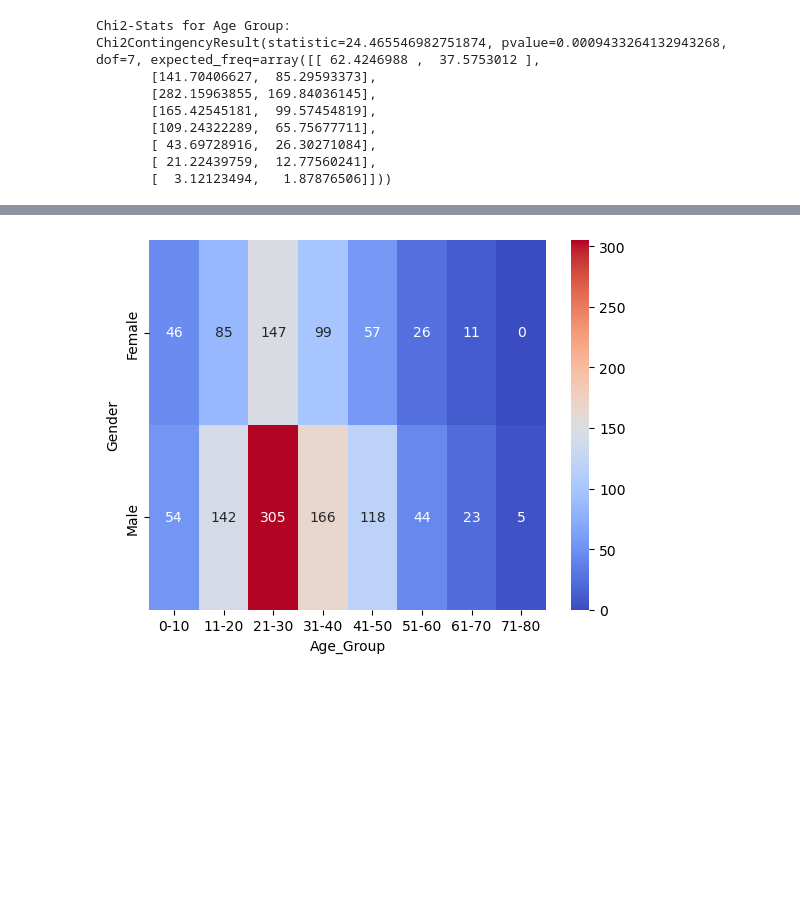
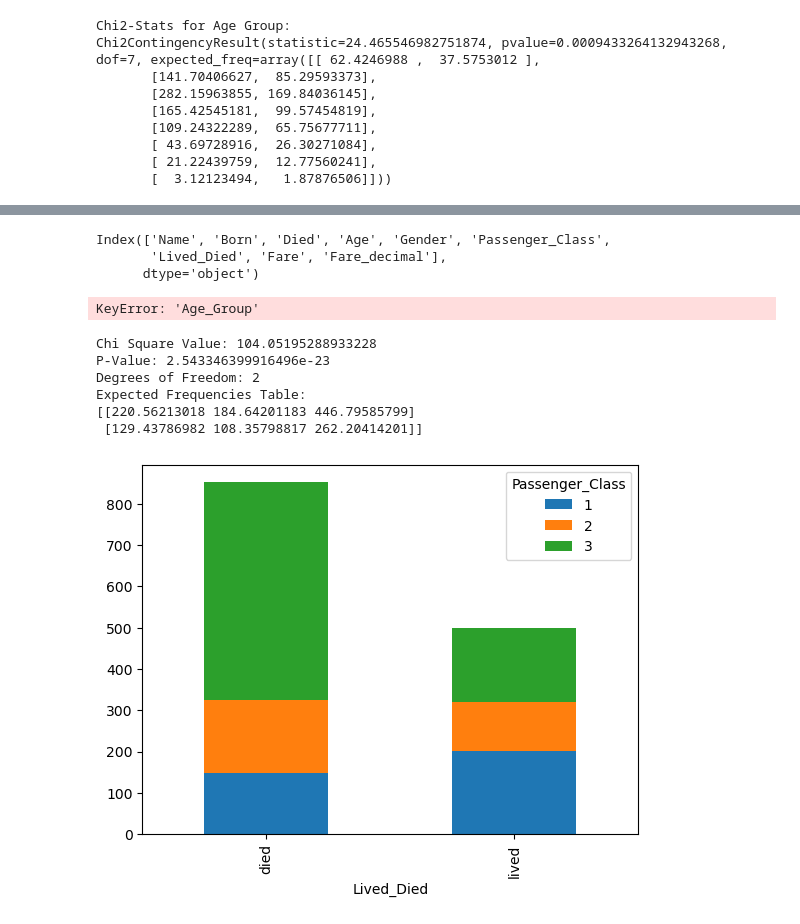
Before and after one commit to CS4580/my-notes-kadevirgil, a Jupyter notebook: module6/titanic_passenger.ipynb, the cells around one changed output, grey strips where cells are left out. Saved outputs shown, nothing was run; the diff lists cells and outputs as text; code cells hidden in the pictures; blank space fills up the shorter version.

```diff
--- a/module6/titanic_passenger.ipynb
+++ b/module6/titanic_passenger.ipynb
@@ -113,14 +111,66 @@ contingency_table.plot(kind='bar', stacked=True)
-# %%
-# Show the heatmap of age_group and lived_died
-
-# Create the contingency table
-contingency_table = pd.crosstab(passenger_df['Gender'], passenger_df['Age_Group'] )
-
-# Plot the heatmap
-import seaborn as sns
-
-sns.heatmap(contingency_table, annot=True, fmt='d', cmap='coolwarm')
-
-plt.show()
-# %% [output]
-[figure, removed]
+# %%
+# Show the heatmap of age_group and lived_died
+import seaborn as sns
+import pandas as pd
+import matplotlib.pyplot as plt
+from sklearn import preprocessing
+%matplotlib inline
+
+passenger_df = pd.read_csv('../data/titanic_passengers.csv')
+passenger_df.columns
+# %% [output]
+Index(['Name', 'Born', 'Died', 'Age', 'Gender', 'Passenger_Class',
+       'Lived_Died', 'Fare', 'Fare_decimal'],
+      dtype='object')
+# %%
+# Drop columns that are not needed
+passenger_df = passenger_df.drop(['Name', 'Born', 'Died', 'Fare', 'Fare_decimal', 'Passenger_Class'], axis=1)
+passenger_df.dropna(inplace=True) # Drop null values
+# Encode the categorical variables
+le = preprocessing.LabelEncoder()
+passenger_df['Lived_Died_int'] = le.fit_transform(passenger_df['Lived_Died'])
+
+# Create a heatmap
+# Use a pivot table to create a matrix of the data
+pivot_table = pd.pivot_table(passenger_df, values='Lived_Died_int', index=['Gender'], columns=['Age_Group'])
+pivot_table.applymap(lambda x: 1-x) # Invert the values so that 0 is lived and 1 is died
+
+#  Create the heatmap
+plt.figure(figsize=(10, 6))
+x_axis_labels = ['0-9', '10-19', '20-29', '30-39', '40-49', '50-59', '60-69', '70-79']
+
+sns.heatmap(pivot_table, cmap='rocket', annot=True, xticklabels=x_axis_labels, yticklabels=['Female', 'Male'], fmt='.2f')
+plt.title('heatmap Comparing Age and Genderto Survival Rate on the Titanic')
+plt.xticks(rotation=45)
+# %% [output]
+KeyError: 'Age_Group'
+# %%
+## TASK: Did the Titanic Passenger Class Affect Survival Rate?
+## In this case the data is ordinal, so we can use the Chi Squared test
+
+# Load the data and show the first few rows
+passenger_df = pd.read_csv('../data/titanic_passengers.csv')
+passenger_df.head()
+
+# Create the contingency table
+contingency_table = pd.crosstab(passenger_df['Lived_Died'], passenger_df['Passenger_Class'], margins=False)
+
+# Plot the contingency table
+contingency_table.plot(kind='bar', stacked=True)
+
+# Run the Chi Squared analysis
+chi2, p, dof, expected = chi2_contingency(contingency_table)
+
+# Print the results
+print(f'Chi Square Value: {chi2}')
+print(f'P-Value: {p}')
+print(f'Degrees of Freedom: {dof}')
+print(f'Expected Frequencies Table: \n{expected}')
+# %% [output]
+Chi Square Value: 104.05195288933228
+P-Value: 2.543346399916496e-23
+Degrees of Freedom: 2
+Expected Frequencies Table:
+[[220.56213018 184.64201183 446.79585799]
+ [129.43786982 108.35798817 262.20414201]]
+[figure, added]
```
Also changed, not shown: parts of 21 cells of this notebook.
